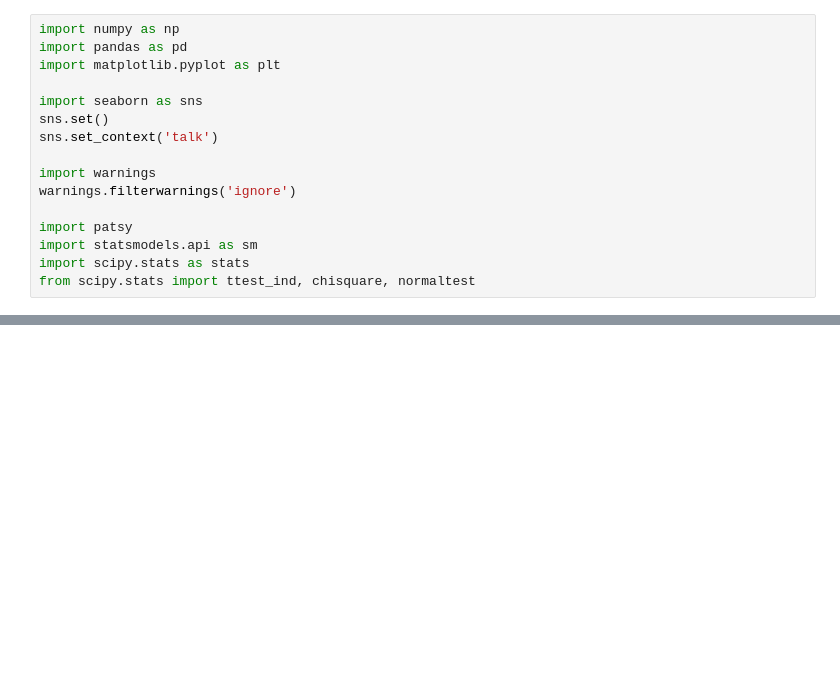
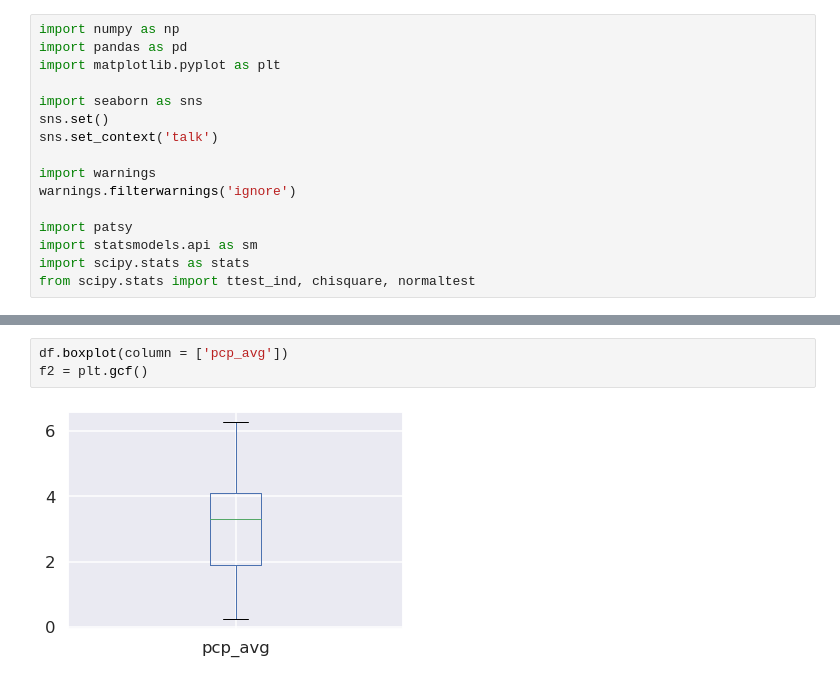
Before and after one commit to didyxdi/COGS108_final_project, a Jupyter notebook: Some visualization and the merge of security time.ipynb, the cells around one changed output, grey strips where cells are left out. Cells and saved outputs as stored; diff of their text form; blank space fills up the shorter version.

```diff
--- a/Some visualization and the merge of security time.ipynb
+++ b/Some visualization and the merge of security time.ipynb
@@ -179,0 +80,5 @@ df.to_csv('merge_with_security_time')
+# %%
+df.boxplot(column = ['pcp_avg'])
+f2 = plt.gcf()
+# %% [output]
+[figure, added]
```
Also changed, not shown: parts of 109 cells of this notebook.
